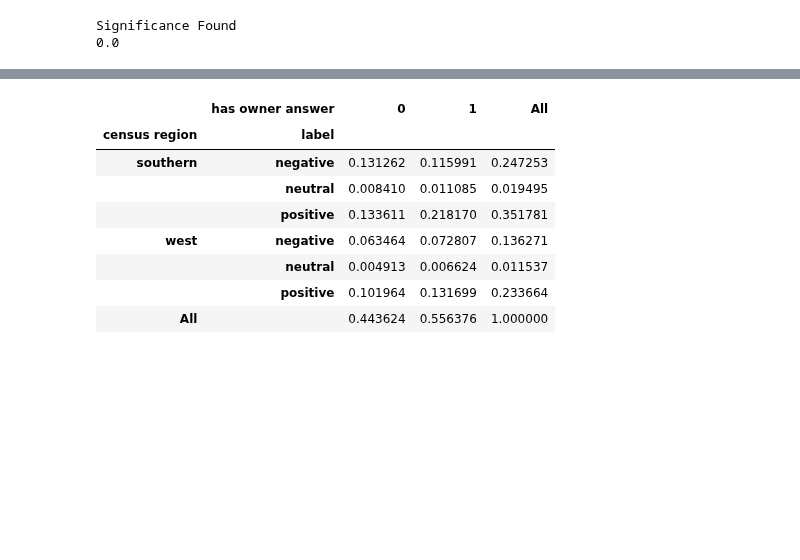
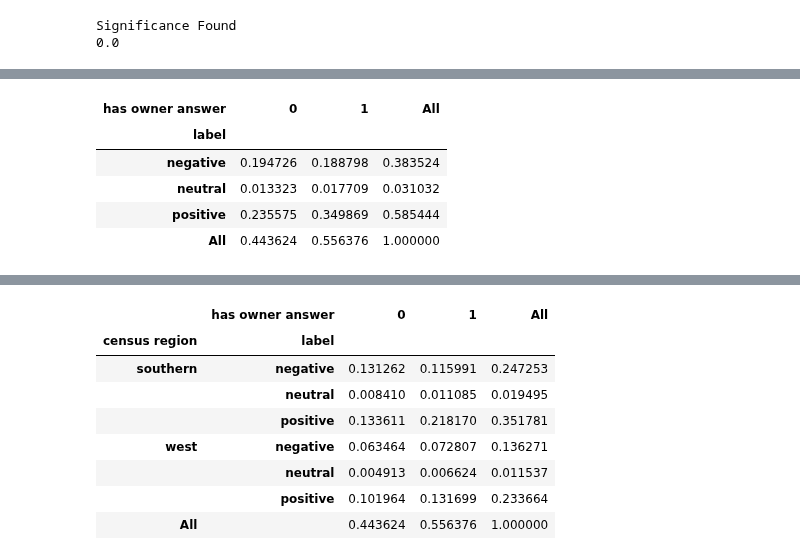
Before and after one commit to CGRowe96/WGU_MSDA, a Jupyter notebook: D214/capstone.ipynb, the cells around one changed output, grey strips where cells are left out. Cells and saved outputs as stored; diff of their text form; code cells hidden in the pictures; blank space fills up the shorter version.

```diff
--- a/D214/capstone.ipynb
+++ b/D214/capstone.ipynb
@@ -491,0 +510,9 @@ Percentage of reviews with no answer: 44.36%
+# %%
+pd.crosstab(df['label'],df['has owner answer'],margins=True, normalize='all')
+# %% [output]
+| has owner answer | 0 | 1 | All |
+| label |  |  |  |
+| negative | 0.194726 | 0.188798 | 0.383524 |
+| neutral | 0.013323 | 0.017709 | 0.031032 |
+| positive | 0.235575 | 0.349869 | 0.585444 |
+| All | 0.443624 | 0.556376 | 1.000000 |
```
Also changed, not shown: parts of 16 cells of this notebook.
